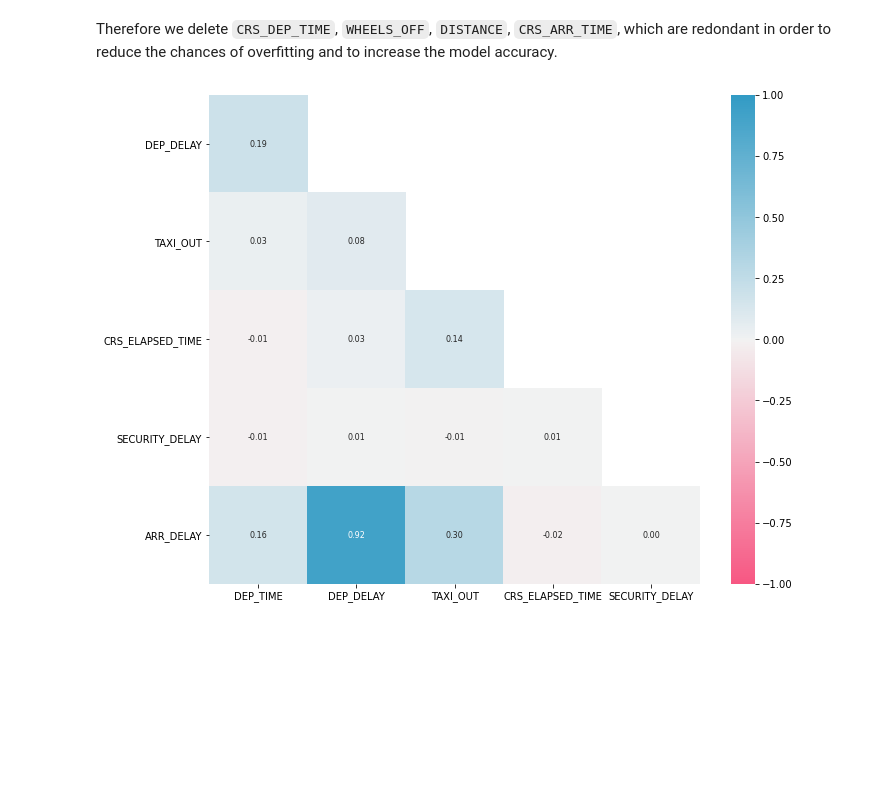
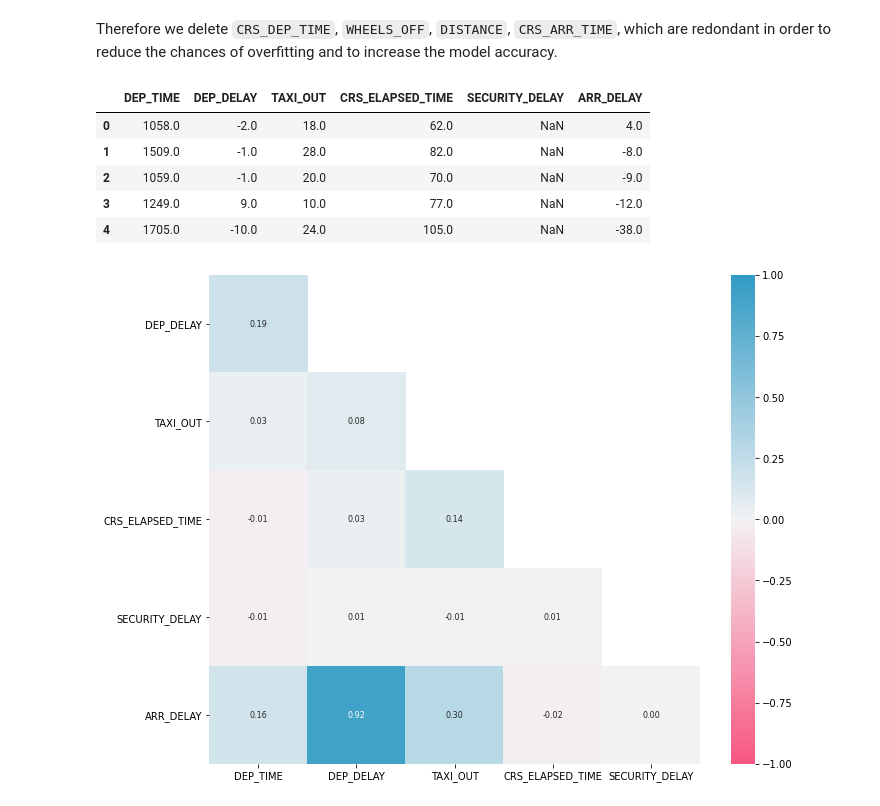
Before and after one commit to pauldoucet/flight-delay-prediction, a Jupyter notebook: flight-delay-prediction.ipynb, the cells around one changed output. Drawn from its saved outputs; the diff is of its cells as text; code cells hidden in the pictures; blank space fills up the shorter version.

```diff
--- a/flight-delay-prediction.ipynb
+++ b/flight-delay-prediction.ipynb
@@ -95,6 +95,14 @@ We have a high correlation between these pairs of features
 Therefore we delete `CRS_DEP_TIME`, `WHEELS_OFF`, `DISTANCE`, `CRS_ARR_TIME`, which are redondant in order to reduce the chances of overfitting and to increase the model accuracy.
 # %%
 df_clean2 = df_clean.drop(["CRS_DEP_TIME", "WHEELS_OFF", "DISTANCE", "CRS_ARR_TIME"], axis = 1)
+df_clean2.head()
+# %% [output]
+|  | DEP_TIME | DEP_DELAY | TAXI_OUT | CRS_ELAPSED_TIME | SECURITY_DELAY | ARR_DELAY |
+| 0 | 1058.0 | -2.0 | 18.0 | 62.0 | NaN | 4.0 |
+| 1 | 1509.0 | -1.0 | 28.0 | 82.0 | NaN | -8.0 |
+| 2 | 1059.0 | -1.0 | 20.0 | 70.0 | NaN | -9.0 |
+| 3 | 1249.0 | 9.0 | 10.0 | 77.0 | NaN | -12.0 |
+| 4 | 1705.0 | -10.0 | 24.0 | 105.0 | NaN | -38.0 |
 # %%
 corr_clean2 = df_clean2.corr()
 print_corr_matrix(corr_clean2)
```
Also changed, not shown: 2 other files.
